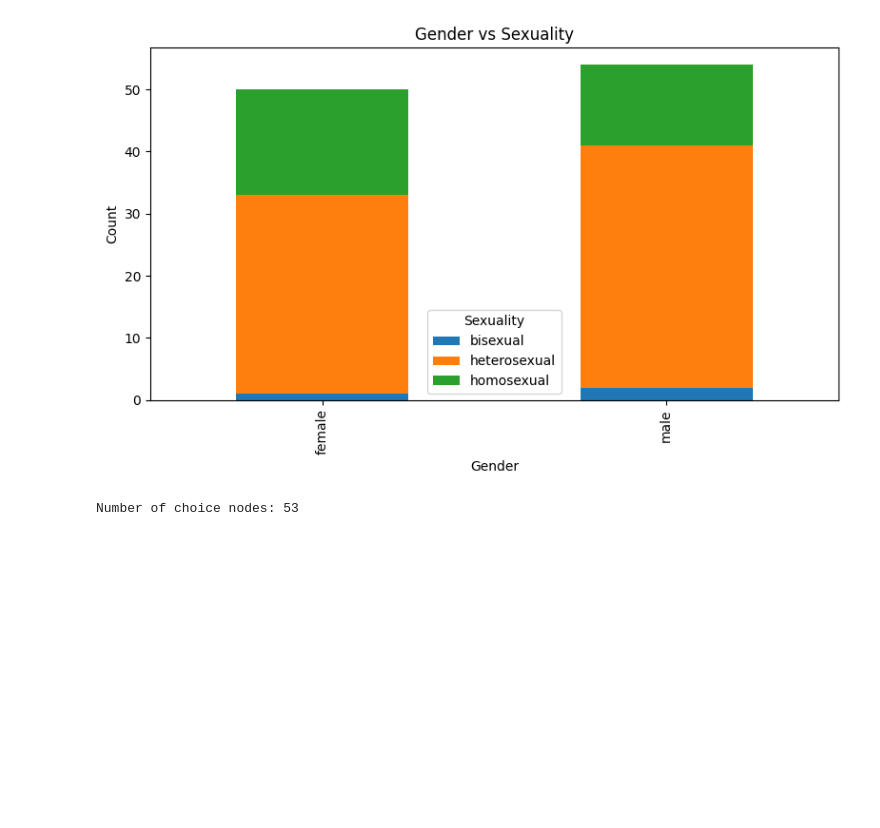
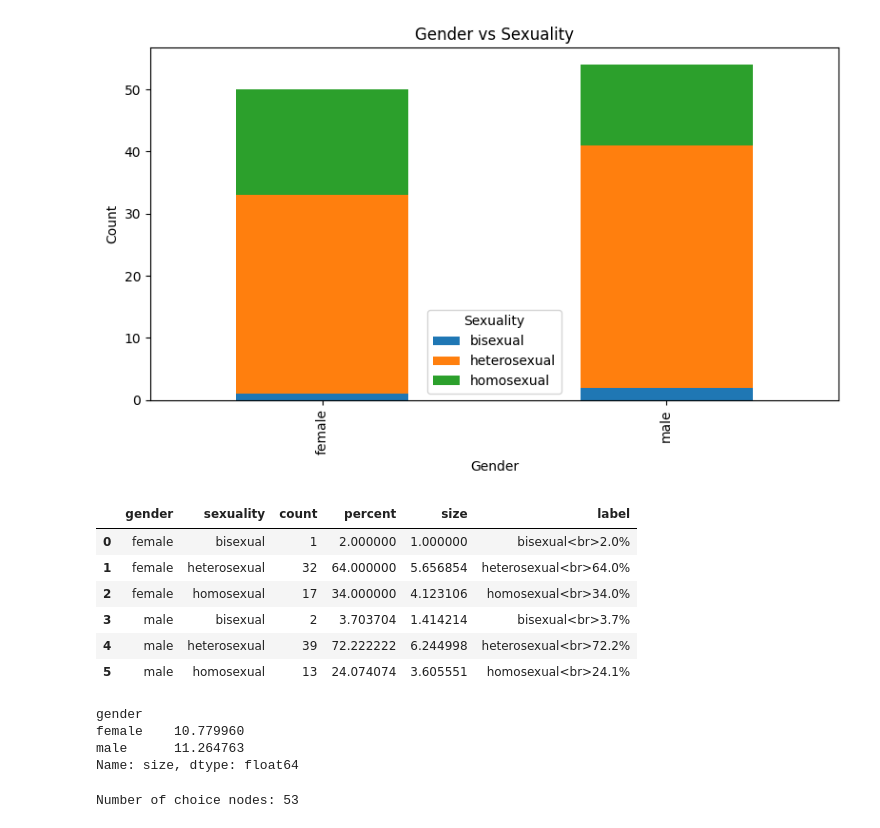
Before and after one commit to MattCastUCM/JustShare, a Jupyter notebook: telemetry/gameplay/analysis.ipynb, the cells around one changed output. Cells and saved outputs as stored; diff of their text form; code cells hidden in the pictures; blank space fills up the shorter version.

```diff
--- a/telemetry/gameplay/analysis.ipynb
+++ b/telemetry/gameplay/analysis.ipynb
@@ -291,0 +297,42 @@ fig.show()
+# %%
+cross = pd.crosstab(df["gender"], df["sexuality"])
+cross_long = cross.stack().reset_index(name="count")
+
+gender_totals = cross_long.groupby("gender")["count"].transform("sum")
+gender_total = cross_long.groupby("gender")["count"].sum()
+total = cross_long["count"].sum()
+
+gender_pct = gender_total / total * 100
+
+cross_long["percent"] = cross_long["count"] / gender_totals * 100
+
+cross_long["size"] = np.sqrt(cross_long["count"])
+
+gender_size = (
+	cross_long
+	.groupby("gender")["size"]
+	.sum()
+)
+
+cross_long["label"] = cross_long.apply(
+	lambda row: (
+		f"{row['sexuality']}<br>"
+		f"{row['percent']:.1f}%"
+	),
+	axis=1
+)
+
+display(cross_long)
+display(gender_size)
+# %% [output]
+|  | gender | sexuality | count | percent | size | label |
+| 0 | female | bisexual | 1 | 2.000000 | 1.000000 | bisexual<br>2.0% |
+| 1 | female | heterosexual | 32 | 64.000000 | 5.656854 | heterosexual<br>64.0% |
+| 2 | female | homosexual | 17 | 34.000000 | 4.123106 | homosexual<br>34.0% |
+| 3 | male | bisexual | 2 | 3.703704 | 1.414214 | bisexual<br>3.7% |
+| 4 | male | heterosexual | 39 | 72.222222 | 6.244998 | heterosexual<br>72.2% |
+| 5 | male | homosexual | 13 | 24.074074 | 3.605551 | homosexual<br>24.1% |
+gender
+female    10.779960
+male      11.264763
+Name: size, dtype: float64
```
Also changed, not shown: parts of 7 cells of this notebook, 4 other files.
